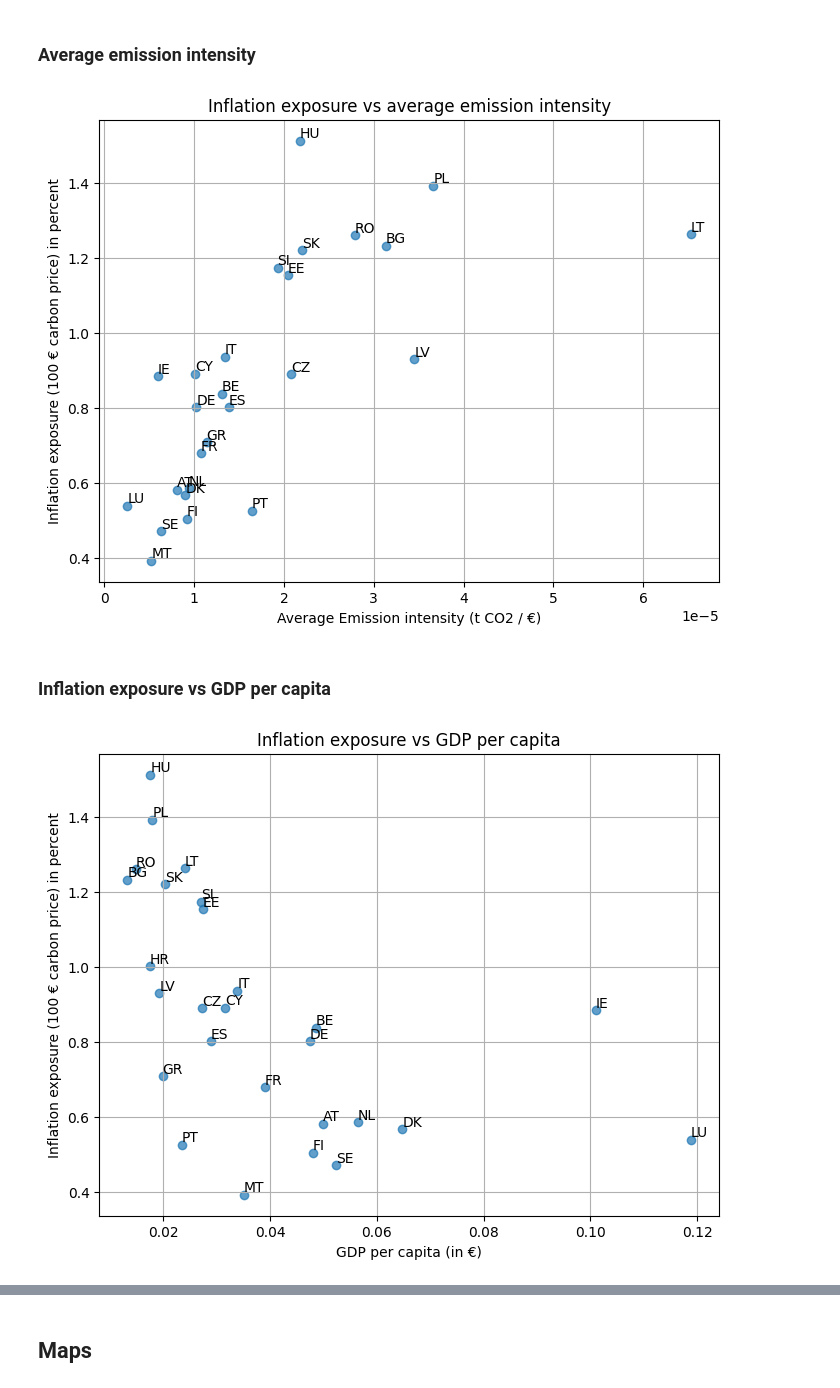
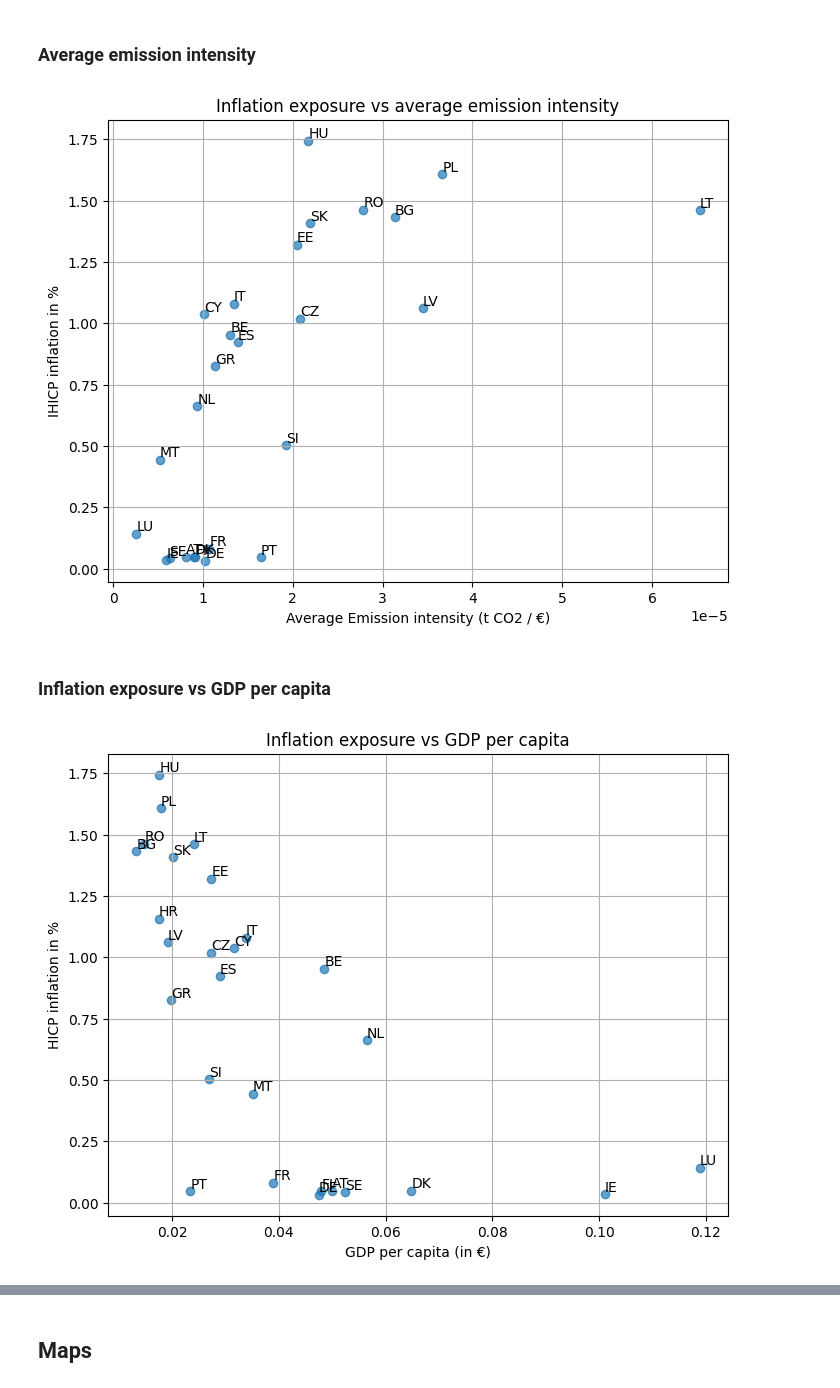
Before and after one commit to wirth-florian/eu-ets-inflation-impact, a Jupyter notebook: code/carbonflation_modelling.ipynb, the cells around one changed output, grey strips where cells are left out. Saved outputs shown, nothing was run; the diff lists cells and outputs as text; code cells hidden in the pictures.

Commit message:
Figure zu price increases und SCF allocation

```diff
--- a/code/carbonflation_modelling.ipynb
+++ b/code/carbonflation_modelling.ipynb
@@ -38,8 +38,8 @@ year = 2024  # Set the year for the analysis
 country_coverage = "eu27"
 emission_coverage = "ets2" # coverage options: "ets1", "ets2" "ets1and2", "all" (for all emissions)
 
-price_scenario = "uniform-45-euros"
-#price_scenario = "ets2-ec"
+#price_scenario = "uniform-45-euros"
+price_scenario = "ets2-ec"
 #price_scenario = "ets2-strong"
 #price_scenario = "ets2-weak"
 
@@ -867,30 +895,30 @@ selection = df[df.index != "HR"] # Remove croatia because of the outlier (Eurost
 plt.scatter(selection["avg_Q"], selection["hicp_total"], alpha=0.7)
 plt.title("Inflation exposure vs average emission intensity")
 plt.xlabel("Average Emission intensity (t CO2 / €)")
-plt.ylabel("Inflation exposure (100 € carbon price) in percent")
+plt.ylabel("IHICP inflation in %")
 plt.grid()
 for country in selection.index:
     plt.annotate(country, (selection.loc[country]["avg_Q"], selection.loc[country]["hicp_total"]), fontsize=10, ha='left', va='bottom')
 plt.savefig(os.path.join(figure_path, "scatter_inflation_vs_emission_intensity.png"), bbox_inches='tight', dpi=300)
 plt.show()
 # %% [output]
-[figure, old version]
+[figure, new version]
 # %% [markdown]
 ### Inflation exposure vs GDP per capita
 # %%
 # plot inflation exposure vs GDP per capita
 plt.figure(figsize=(8, 6))
 plt.scatter(df["GDP_per_capita"], df["hicp_total"], alpha=0.7)
 plt.title("Inflation exposure vs GDP per capita")
 plt.xlabel("GDP per capita (in €)")
-plt.ylabel("Inflation exposure (100 € carbon price) in percent")
+plt.ylabel("HICP inflation in %")
 plt.grid()
 for i, country in enumerate(df.index):
     plt.annotate(country, (df.loc[country]["GDP_per_capita"], df.loc[country]["hicp_total"]), fontsize=10, ha='left', va='bottom')
 plt.savefig(os.path.join(figure_path, "scatter_inflation_vs_gdp_per_capita.png"), bbox_inches='tight', dpi=300)
 plt.show()
 # %% [output]
-[figure, old version]
+[figure, new version]
 # %%
 fig, ax = plt.subplots(figsize=(8, 6))
 sc = ax.scatter(df["GDP_per_capita"], df["hicp_total"], alpha=0.7)
```
Also changed, not shown: parts of 19 cells of this notebook, 41 other files.
